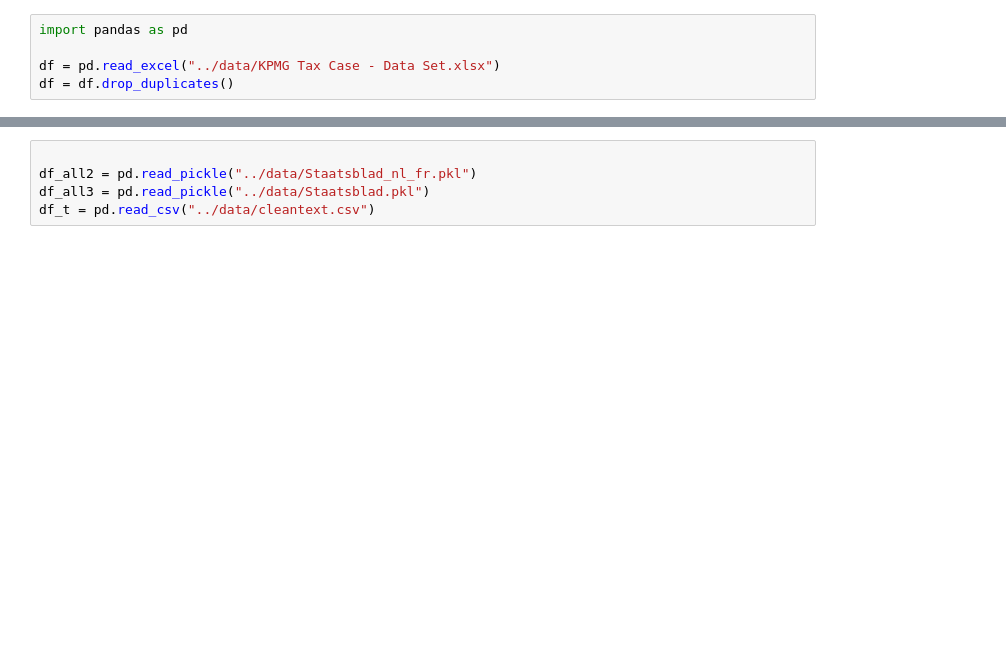
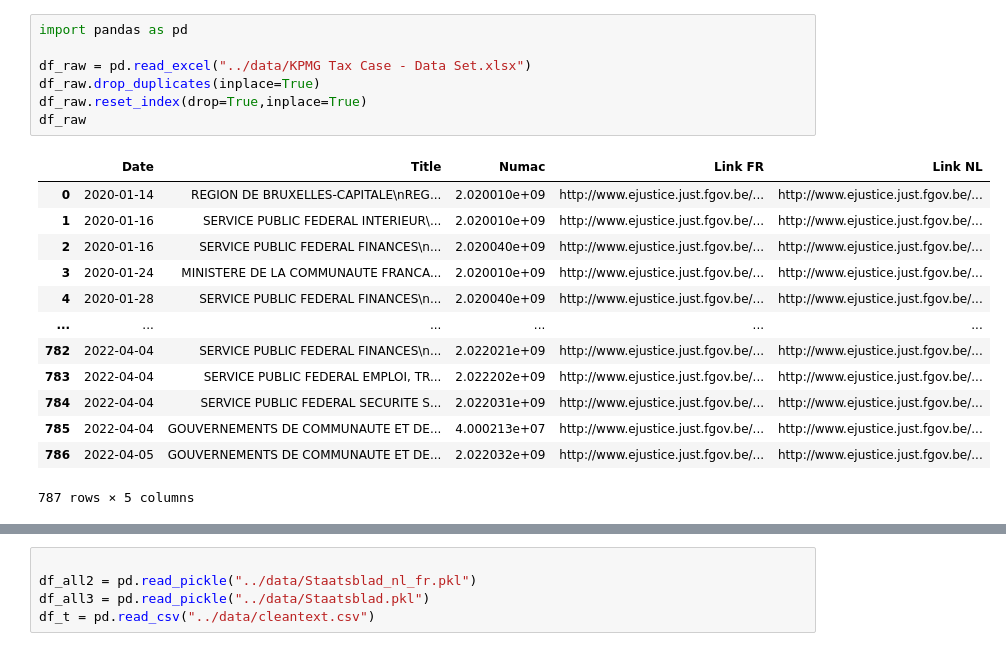
Before and after one commit to FrederickFranck/NLP-assignment, a Jupyter notebook: project/notebooks/Scrape.ipynb, the cells around one changed output, grey strips where cells are left out. Saved outputs shown, nothing was run; the diff lists cells and outputs as text; blank space fills up the shorter version.

```diff
--- a/project/notebooks/Scrape.ipynb
+++ b/project/notebooks/Scrape.ipynb
@@ -1,8 +1,24 @@
 # %%
 import pandas as pd
 
-df = pd.read_excel("../data/KPMG Tax Case - Data Set.xlsx")
-df = df.drop_duplicates()
+df_raw = pd.read_excel("../data/KPMG Tax Case - Data Set.xlsx")
+df_raw.drop_duplicates(inplace=True)
+df_raw.reset_index(drop=True,inplace=True)
+df_raw
+# %% [output]
+|  | Date | Title | Numac | Link FR | Link NL |
+| 0 | 2020-01-14 | REGION DE BRUXELLES-CAPITALE\nREG... | 2.020010e+09 | http://www.ejustice.just.fgov.be/... | http://www.ejustice.just.fgov.be/... |
+| 1 | 2020-01-16 | SERVICE PUBLIC FEDERAL INTERIEUR\... | 2.020010e+09 | http://www.ejustice.just.fgov.be/... | http://www.ejustice.just.fgov.be/... |
+| 2 | 2020-01-16 | SERVICE PUBLIC FEDERAL FINANCES\n... | 2.020040e+09 | http://www.ejustice.just.fgov.be/... | http://www.ejustice.just.fgov.be/... |
+| 3 | 2020-01-24 | MINISTERE DE LA COMMUNAUTE FRANCA... | 2.020010e+09 | http://www.ejustice.just.fgov.be/... | http://www.ejustice.just.fgov.be/... |
+| 4 | 2020-01-28 | SERVICE PUBLIC FEDERAL FINANCES\n... | 2.020040e+09 | http://www.ejustice.just.fgov.be/... | http://www.ejustice.just.fgov.be/... |
+| ... | ... | ... | ... | ... | ... |
+| 782 | 2022-04-04 | SERVICE PUBLIC FEDERAL FINANCES\n... | 2.022021e+09 | http://www.ejustice.just.fgov.be/... | http://www.ejustice.just.fgov.be/... |
+| 783 | 2022-04-04 | SERVICE PUBLIC FEDERAL EMPLOI, TR... | 2.022202e+09 | http://www.ejustice.just.fgov.be/... | http://www.ejustice.just.fgov.be/... |
+| 784 | 2022-04-04 | SERVICE PUBLIC FEDERAL SECURITE S... | 2.022031e+09 | http://www.ejustice.just.fgov.be/... | http://www.ejustice.just.fgov.be/... |
+| 785 | 2022-04-04 | GOUVERNEMENTS DE COMMUNAUTE ET DE... | 4.000213e+07 | http://www.ejustice.just.fgov.be/... | http://www.ejustice.just.fgov.be/... |
+| 786 | 2022-04-05 | GOUVERNEMENTS DE COMMUNAUTE ET DE... | 2.022032e+09 | http://www.ejustice.just.fgov.be/... | http://www.ejustice.just.fgov.be/... |
+787 rows × 5 columns
 # %%
 from bs4 import BeautifulSoup
 import pandas as pd
```
Also changed, not shown: parts of 1 cell of this notebook, 2 other files.
